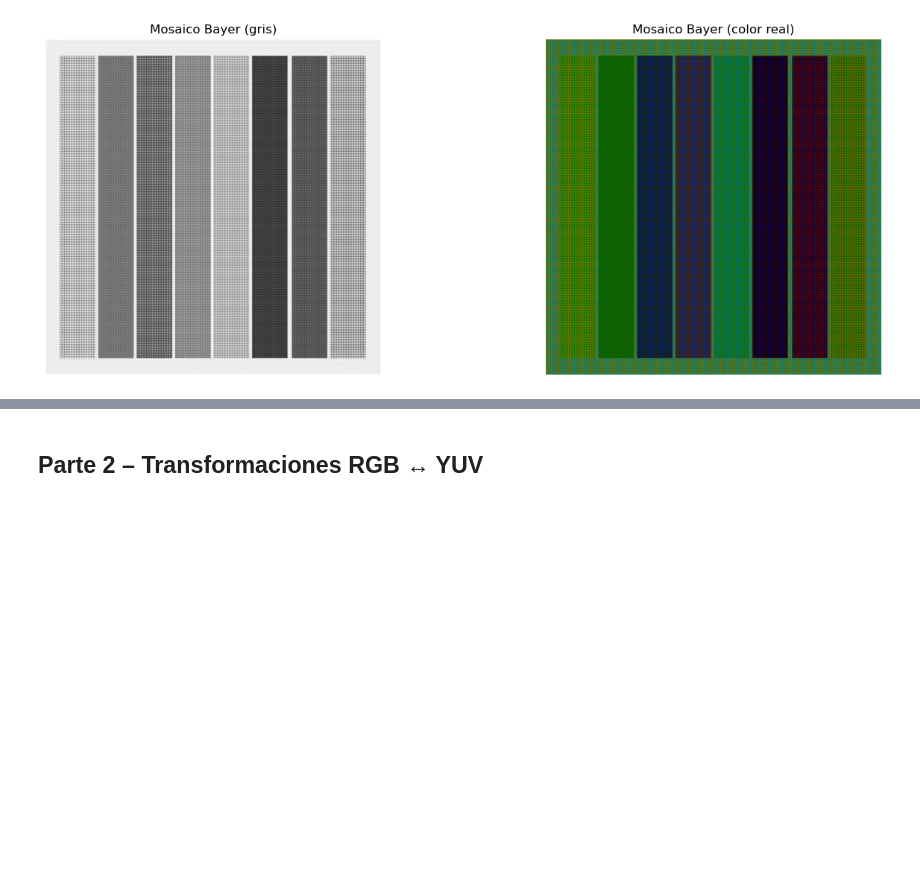
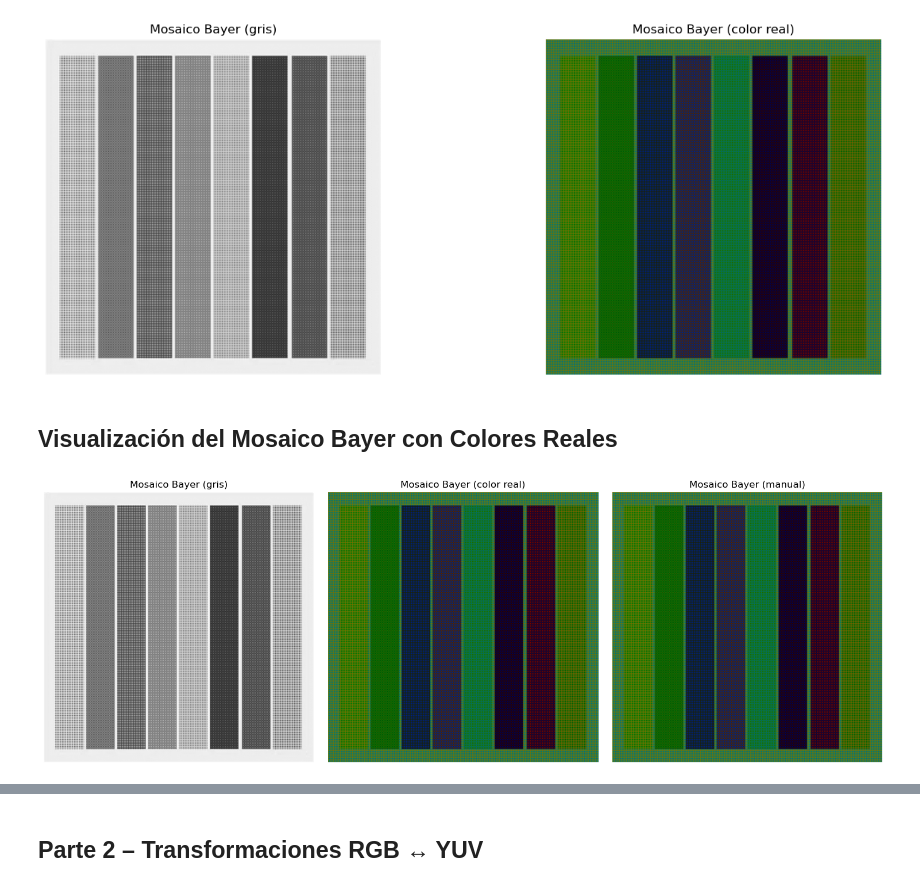
Before and after one commit to Chucharizard/procesamiento-digital-img, a Jupyter notebook: unidad1/Practicas/lab4/laboratorio.ipynb, the cells around one changed output, grey strips where cells are left out. Cells and saved outputs as stored; diff of their text form; code cells hidden in the pictures; blank space fills up the shorter version.

```diff
--- a/unidad1/Practicas/lab4/laboratorio.ipynb
+++ b/unidad1/Practicas/lab4/laboratorio.ipynb
@@ -102,3 +102,50 @@ plt.tight_layout()
 plt.show()
 # %% [output]
 [figure]
+# %% [markdown]
+## Visualización del Mosaico Bayer con Colores Reales
+# %%
+# Mosaico Bayer con colores reales
+bayer_color = np.zeros((h, w, 3), dtype=np.uint8)
+
+bayer_color[0::2, 0::2, 0] = img[0::2, 0::2, 0]  # R en rojo
+bayer_color[0::2, 1::2, 1] = img[0::2, 1::2, 1]  # G en verde
+bayer_color[1::2, 0::2, 1] = img[1::2, 0::2, 1]  # G en verde
+bayer_color[1::2, 1::2, 2] = img[1::2, 1::2, 2]  # B en azul
+
+# Versión manual (píxel por píxel)
+bayer_color_manual = np.zeros((h, w, 3), dtype=np.uint8)
+
+for i in range(h):
+    for j in range(w):
+        if i % 2 == 0 and j % 2 == 0:      # R (par, par)
+            bayer_color_manual[i, j, 0] = img[i, j, 0]
+        elif i % 2 == 0 and j % 2 == 1:    # G (par, impar)
+            bayer_color_manual[i, j, 1] = img[i, j, 1]
+        elif i % 2 == 1 and j % 2 == 0:    # G (impar, par)
+            bayer_color_manual[i, j, 1] = img[i, j, 1]
+        else:                               # B (impar, impar)
+            bayer_color_manual[i, j, 2] = img[i, j, 2]
+
+# Visualización
+plt.figure(figsize=(15, 5))
+
+plt.subplot(131)
+plt.title('Mosaico Bayer (gris)')
+plt.imshow(bayer_rg, cmap='gray')
+plt.axis('off')
+
+plt.subplot(132)
+plt.title('Mosaico Bayer (color real)')
+plt.imshow(bayer_color)
+plt.axis('off')
+
+plt.subplot(133)
+plt.title('Mosaico Bayer (manual)')
+plt.imshow(bayer_color_manual)
+plt.axis('off')
+
+plt.tight_layout()
+plt.show()
+# %% [output]
+[figure, added]
```
Also changed, not shown: parts of 2 cells of this notebook.
